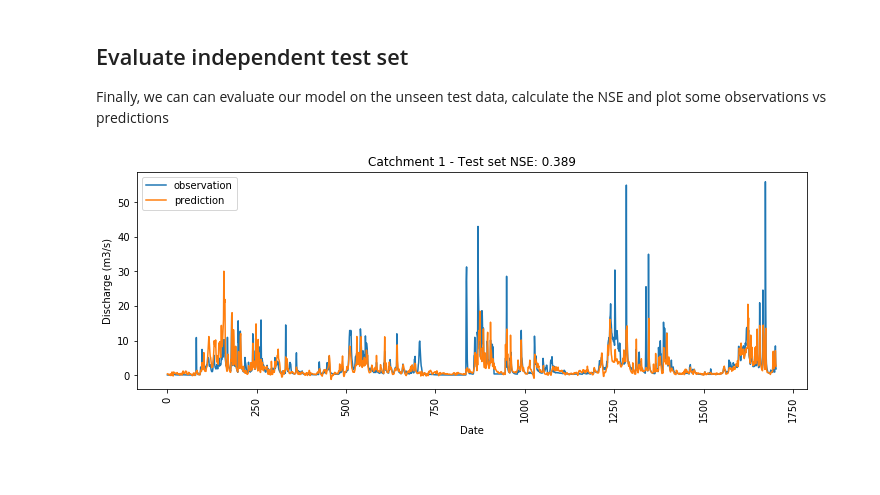
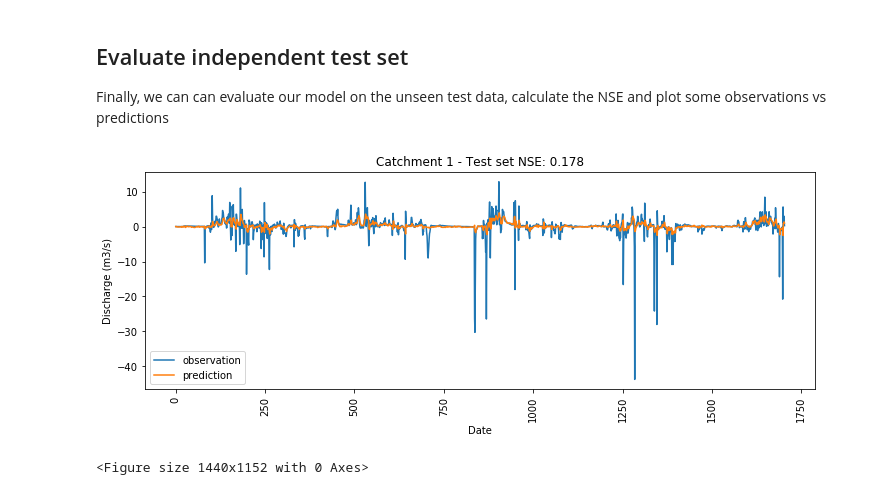
Before and after one commit to chrskj/TTK4853-hbv-ham5, a Jupyter notebook: Python/NVE_LSTM.ipynb, the cells around one changed output. Saved outputs shown, nothing was run; the diff lists cells and outputs as text; code cells hidden in the pictures.

Commit message:
add: takes in residual from day before as input as well, otherwise same setting as original notebook parameters

```diff
--- a/Python/NVE_LSTM.ipynb
+++ b/Python/NVE_LSTM.ipynb
@@ -107,6 +107,9 @@ def load_training_data(catchment: int) -> Tuple[pd.DataFrame, int]:
         if number == catchment:
             file_exist = True
             df = pd.read_csv(file_path)
+            df["timestamp"] = pd.to_datetime(df["timestamp"])
+            # Delay by one day
+            df["Residual_in"] = np.roll(df["Residual"], 1)
 
     # Return None if catchment does not exist
     if file_exist == False:
@@ -318,7 +422,7 @@ class Model(nn.Module):
         self.dropout_rate = dropout_rate
 
         # create required layer
-        self.lstm = nn.LSTM(input_size=2, hidden_size=self.hidden_size,
+        self.lstm = nn.LSTM(input_size=22, hidden_size=self.hidden_size,
                             num_layers=1, bias=True, batch_first=True)
         self.dropout = nn.Dropout(p=self.dropout_rate)
         self.fc = nn.Linear(in_features=self.hidden_size, out_features=1)
@@ -520,24 +624,26 @@ Finally, we can can evaluate our model on the unseen test data, calculate the NS
 # %%
 # Evaluate on test set
 obs, preds = eval_model(model, test_loader)
 preds = ds_val.local_rescale(preds.numpy(), variable='output')
 obs = obs.numpy()
 nse = calc_nse(obs, preds)
 
 # Plot results
 fig, ax = plt.subplots(figsize=(12, 4))
 
 #start_date = ds_test.dates[0]
 #end_date = ds_test.dates[1] + pd.DateOffset(days=1)
 #date_range = pd.date_range(start_date, end_date)
 
+plt.figure(figsize=(20, 16))
 ax.plot(obs, label="observation")
 ax.plot(preds, label="prediction")
 ax.legend()
 
 ax.set_title(f"Catchment {catchment} - Test set NSE: {nse:.3f}")
 ax.xaxis.set_tick_params(rotation=90)
 ax.set_xlabel("Date")
 _ = ax.set_ylabel("Discharge (m3/s)")
 # %% [output]
-[figure, old version]
+[figure, new version]
+<Figure size 1440x1152 with 0 Axes>
```
Also changed, not shown: parts of 4 cells of this notebook.
